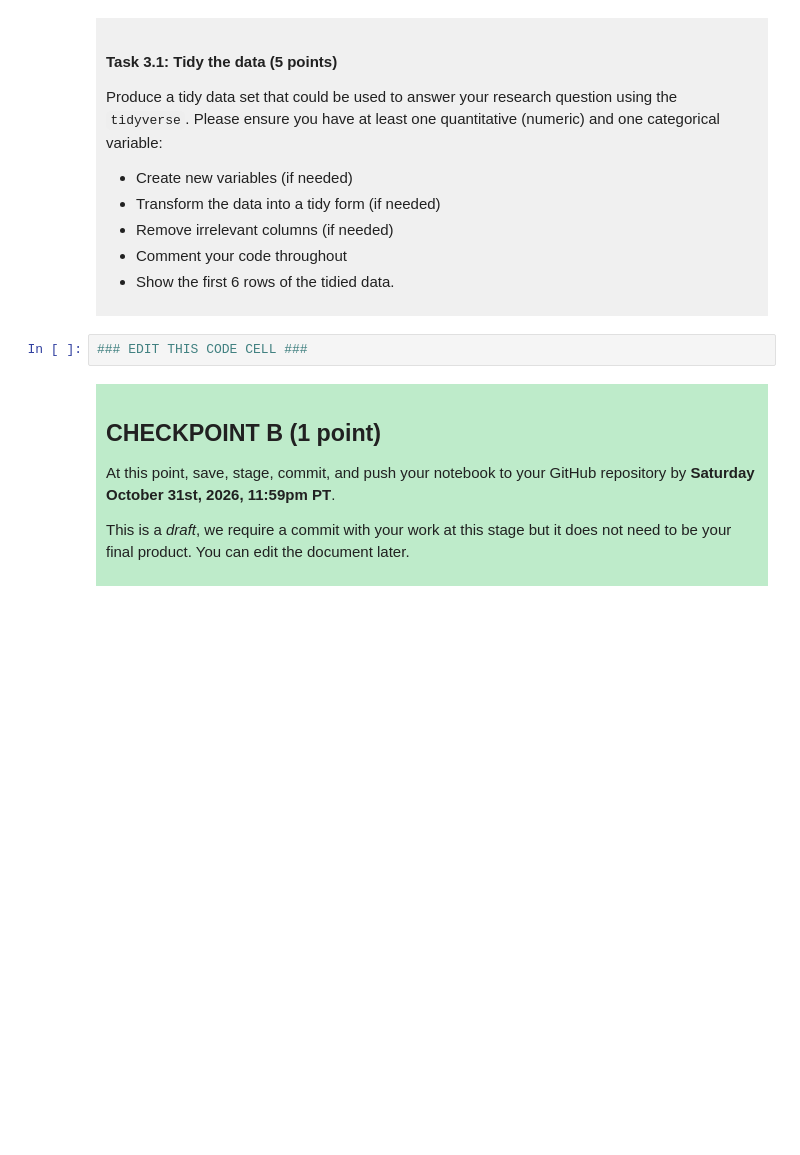
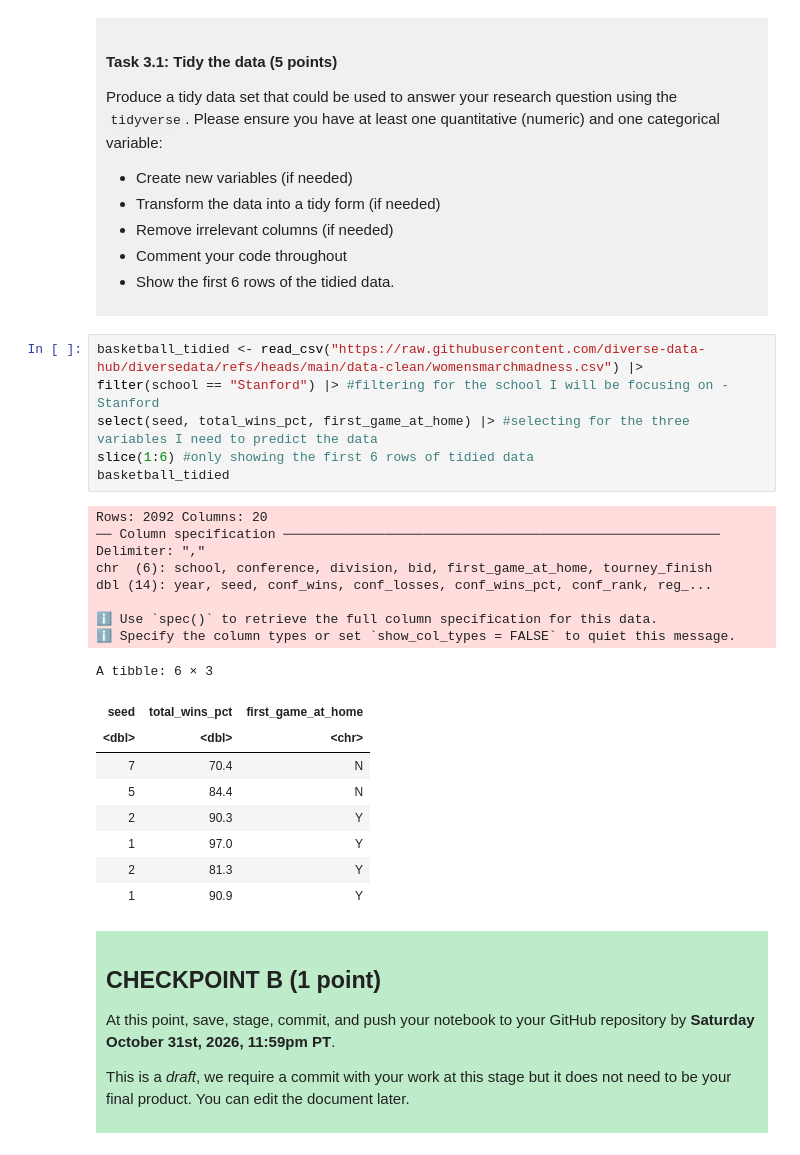
Before and after one commit to ivanavicky17/dsci-100-project-Ivana-Chow, a Jupyter notebook: dsci-100-project-notebook.ipynb, the cells around one changed output. Cells and saved outputs as stored; diff of their text form; blank space fills up the shorter version.

```diff
--- a/dsci-100-project-notebook.ipynb
+++ b/dsci-100-project-notebook.ipynb
@@ -189,7 +211,29 @@ Produce a tidy data set that could be used to answer your research question usin
 
 </div>
 # %%
-### EDIT THIS CODE CELL ###
+basketball_tidied <- read_csv("https://raw.githubusercontent.com/diverse-data-hub/diversedata/refs/heads/main/data-clean/womensmarchmadness.csv") |>
+filter(school == "Stanford") |> #filtering for the school I will be focusing on - Stanford
+select(seed, total_wins_pct, first_game_at_home) |> #selecting for the three variables I need to predict the data
+slice(1:6) #only showing the first 6 rows of tidied data
+basketball_tidied
+# %% [output]
+Rows: 2092 Columns: 20
+── Column specification ────────────────────────────────────────────────────────
+Delimiter: ","
+chr  (6): school, conference, division, bid, first_game_at_home, tourney_finish
+dbl (14): year, seed, conf_wins, conf_losses, conf_wins_pct, conf_rank, reg_...
+
+ℹ Use `spec()` to retrieve the full column specification for this data.
+ℹ Specify the column types or set `show_col_types = FALSE` to quiet this message.
+A tibble: 6 × 3
+| seed | total_wins_pct | first_game_at_home |
+| <dbl> | <dbl> | <chr> |
+| 7 | 70.4 | N |
+| 5 | 84.4 | N |
+| 2 | 90.3 | Y |
+| 1 | 97.0 | Y |
+| 2 | 81.3 | Y |
+| 1 | 90.9 | Y |
 # %% [markdown]
 <div style="background-color: #beebca; padding: 10px;">
 
```
Also changed, not shown: parts of 3 cells of this notebook.
